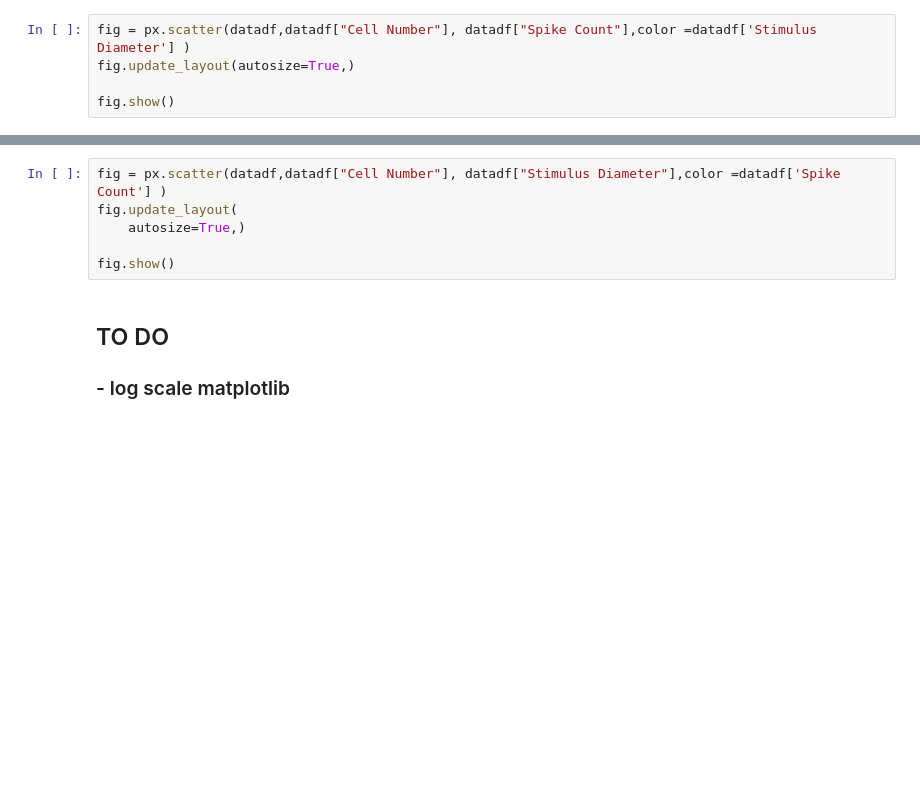
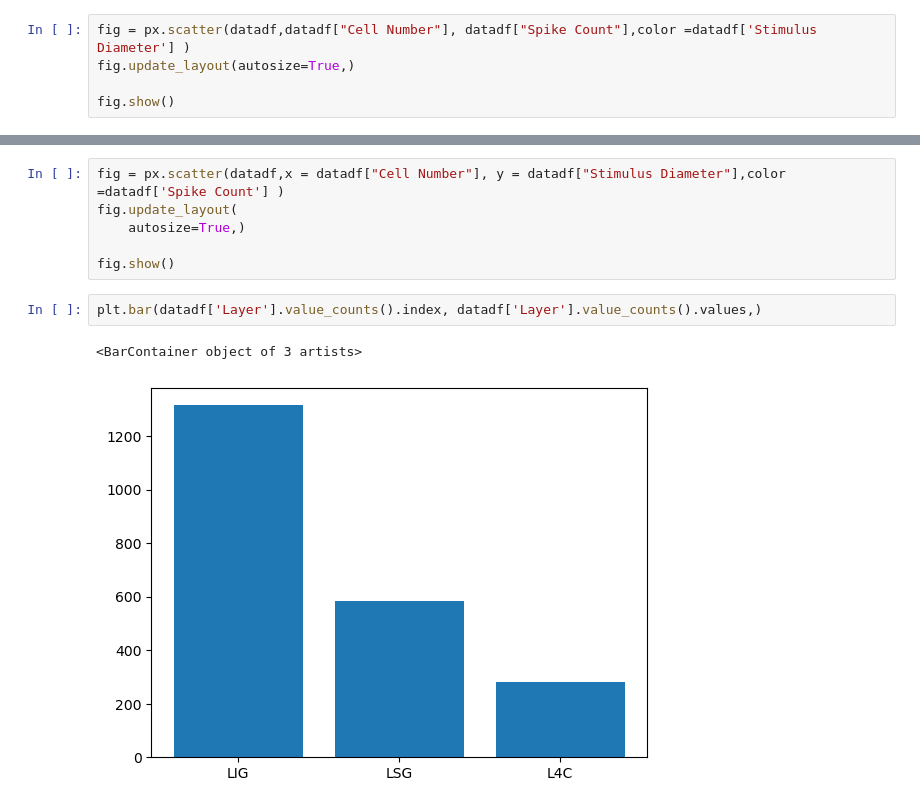
Before and after one commit to nurminenlab/realtime-analysis, a Jupyter notebook: trialdataDA.ipynb, the cells around one changed output, grey strips where cells are left out. Drawn from its saved outputs; the diff is of its cells as text; blank space fills up the shorter version.

```diff
--- a/trialdataDA.ipynb
+++ b/trialdataDA.ipynb
@@ -100,9 +122,11 @@ fig.show()
 # %%
-fig = px.scatter(datadf,datadf["Cell Number"], datadf["Stimulus Diameter"],color =datadf['Spike Count'] )
+fig = px.scatter(datadf,x = datadf["Cell Number"], y = datadf["Stimulus Diameter"],color =datadf['Spike Count'] )
 fig.update_layout(
     autosize=True,)
 
 fig.show()
-# %% [markdown]
-## TO DO
-### - log scale matplotlib
+# %%
+plt.bar(datadf['Layer'].value_counts().index, datadf['Layer'].value_counts().values,)
+# %% [output]
+<BarContainer object of 3 artists>
+[figure, added]
```
Also changed, not shown: parts of 15 cells of this notebook, 5 other files.
